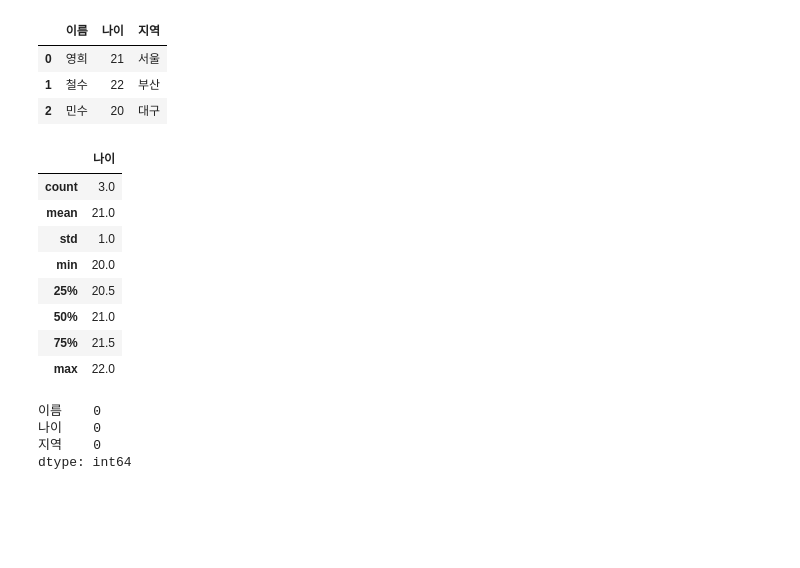
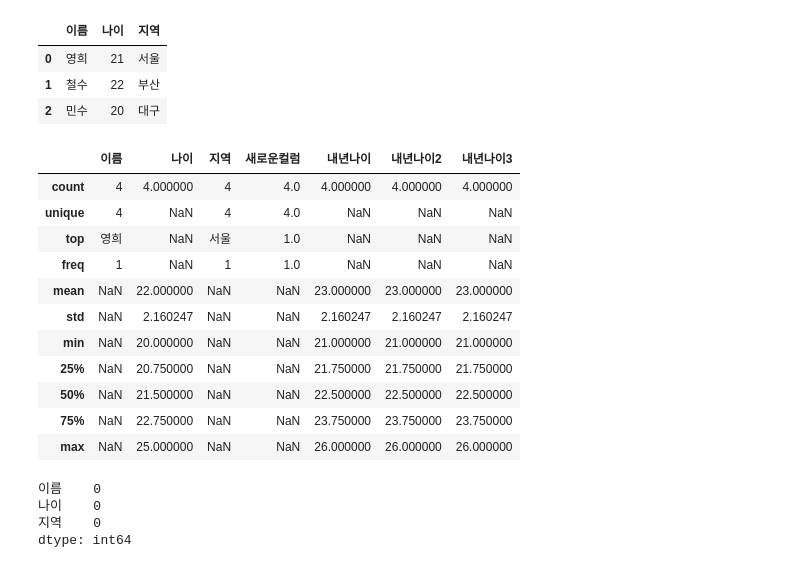
Before and after one commit to positivemultiplier/LG_DX_SCHOOL, a Jupyter notebook: 01_Foundation/python_lib/[보충실습자료]Pandas 개념 꽉 잡기(수정_공유용).ipynb, the cells around one changed output. Drawn from its saved outputs; the diff is of its cells as text; code cells hidden in the pictures; blank space fills up the shorter version.

```diff
--- a/01_Foundation/python_lib/[보충실습자료]Pandas 개념 꽉 잡기(수정_공유용).ipynb
+++ b/01_Foundation/python_lib/[보충실습자료]Pandas 개념 꽉 잡기(수정_공유용).ipynb
@@ -332,6 +394,14 @@ df["나이"] = df["나이"] + 1           # 컬럼 값 수정
 display(df)
 df = df.drop(columns=["성별"])        # 컬럼 삭제
 display(df)
+
+# 컬럼추가는? 컬럼 접근(없는 이름이긴 함..) 대입
+# 행추가는 ?? 행 접근(없는 이름이긴 함..) 대입
+# 열추가
+df["새로운컬럼"] = [1, 2, 3]  #
+display(df)
+# 행추가
+df.loc[3] = ["영수", 25, "M", "광주"]
 # %% [output]
 |  | 이름 | 나이 | 성별 | 지역 |
 | 0 | 영희 | 20 | F | 서울 |
@@ -372,6 +456,12 @@ df
 | 1 | 철수 | 21 | M |
 | 2 | 민수 | 19 | M |
 # %%
-df = df.assign(내년나이 = df["나이"] + 1)
+df = df.assign(내년나이 = df["나이"] + 1,
+               내년나이2 = df["나이"] + 1,
+               내년나이3 = df["나이"] + 1)
 df
+
+# 컬럼 내맘대로 지정할 수 있다.
+# 코드를 리뷰할 때 더 명확하게 인지가 가능
+# assign
 # %% [output]
@@ -399,17 +490,20 @@ df.head()
 | 1 | 철수 | 22 | 부산 |
 | 2 | 민수 | 20 | 대구 |
 # %%
-df.describe()
+df.describe(include="all")
 # %% [output]
-|  | 나이 |
-| count | 3.0 |
-| mean | 21.0 |
-| std | 1.0 |
-| min | 20.0 |
-| 25% | 20.5 |
-| 50% | 21.0 |
-| 75% | 21.5 |
-| max | 22.0 |
+|  | 이름 | 나이 | 지역 | 새로운컬럼 | 내년나이 | 내년나이2 | 내년나이3 |
+| count | 4 | 4.000000 | 4 | 4.0 | 4.000000 | 4.000000 | 4.000000 |
+| unique | 4 | NaN | 4 | 4.0 | NaN | NaN | NaN |
+| top | 영희 | NaN | 서울 | 1.0 | NaN | NaN | NaN |
+| freq | 1 | NaN | 1 | 1.0 | NaN | NaN | NaN |
+| mean | NaN | 22.000000 | NaN | NaN | 23.000000 | 23.000000 | 23.000000 |
+| std | NaN | 2.160247 | NaN | NaN | 2.160247 | 2.160247 | 2.160247 |
+| min | NaN | 20.000000 | NaN | NaN | 21.000000 | 21.000000 | 21.000000 |
+| 25% | NaN | 20.750000 | NaN | NaN | 21.750000 | 21.750000 | 21.750000 |
+| 50% | NaN | 21.500000 | NaN | NaN | 22.500000 | 22.500000 | 22.500000 |
+| 75% | NaN | 22.750000 | NaN | NaN | 23.750000 | 23.750000 | 23.750000 |
+| max | NaN | 25.000000 | NaN | NaN | 26.000000 | 26.000000 | 26.000000 |
 # %%
 df.isnull().sum()
 # %% [output]
```
Also changed, not shown: parts of 22 cells of this notebook, 13 other files.
